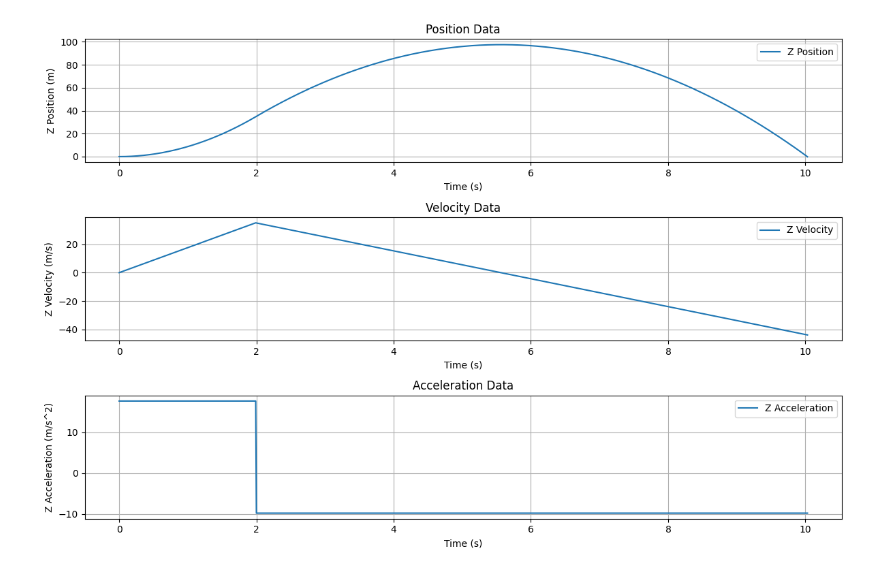
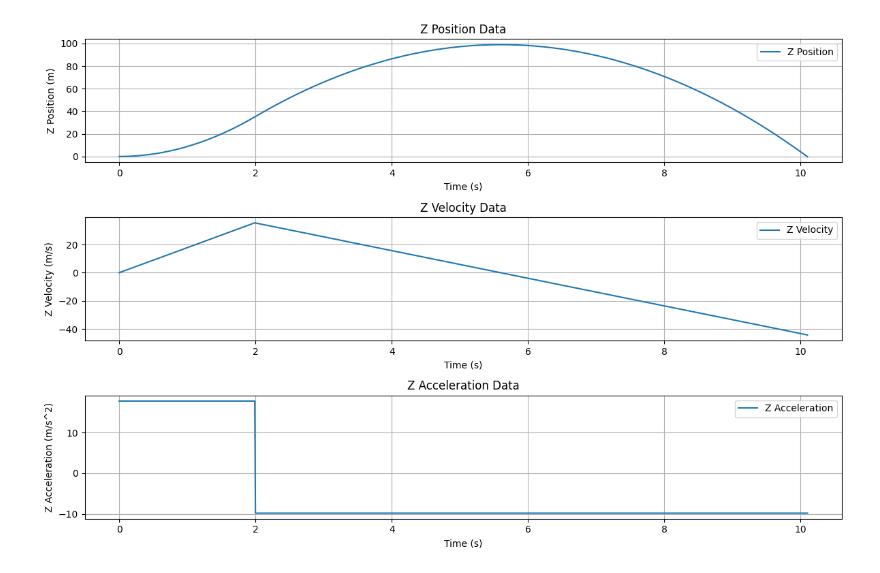
Before and after one commit to namberino/tvc-rocket-sim, a Jupyter notebook: sim.ipynb, the cells around one changed output. Drawn from its saved outputs; the diff is of its cells as text; code cells hidden in the pictures.

```diff
--- a/sim.ipynb
+++ b/sim.ipynb
@@ -86,7 +86,7 @@ thrust_duration = 2 # s
 simulation_duration = 30 # s
 dt = 0.01 # time step
 moment_arm = 0.28 # meters
-gimbal_angle = -0.12 # radian
+gimbal_angle = -0.05 # radian
 # %%
 # initial conditions
 u0 = 0 # initial velocity in x (body axis)
@@ -113,34 +113,34 @@ pos = results['pos']
 velocity = results['velocity']
 acceleration = results['acceleration']
 # %%
-# plot data
+# plot data (Z axis)
 plt.figure(figsize=(12, 8))
 
 plt.subplot(3, 1, 1)
 plt.plot(time, pos[:, 1], label='Z Position')
 plt.xlabel('Time (s)')
 plt.ylabel('Z Position (m)')
-plt.title('Position Data')
+plt.title('Z Position Data')
 plt.legend()
 plt.grid()
 
 plt.subplot(3, 1, 2)
 plt.plot(time, velocity[:, 1], label='Z Velocity')
 plt.xlabel('Time (s)')
 plt.ylabel('Z Velocity (m/s)')
-plt.title('Velocity Data')
+plt.title('Z Velocity Data')
 plt.legend()
 plt.grid()
 
 plt.subplot(3, 1, 3)
 plt.plot(time, acceleration[:, 1], label='Z Acceleration')
 plt.xlabel('Time (s)')
 plt.ylabel('Z Acceleration (m/s^2)')
-plt.title('Acceleration Data')
+plt.title('Z Acceleration Data')
 plt.legend()
 plt.grid()
 
 plt.tight_layout()
 plt.show()
 # %% [output]
-[figure, old version]
+[figure, new version]
```
Also changed, not shown: parts of 2 cells of this notebook, 1 other file.
